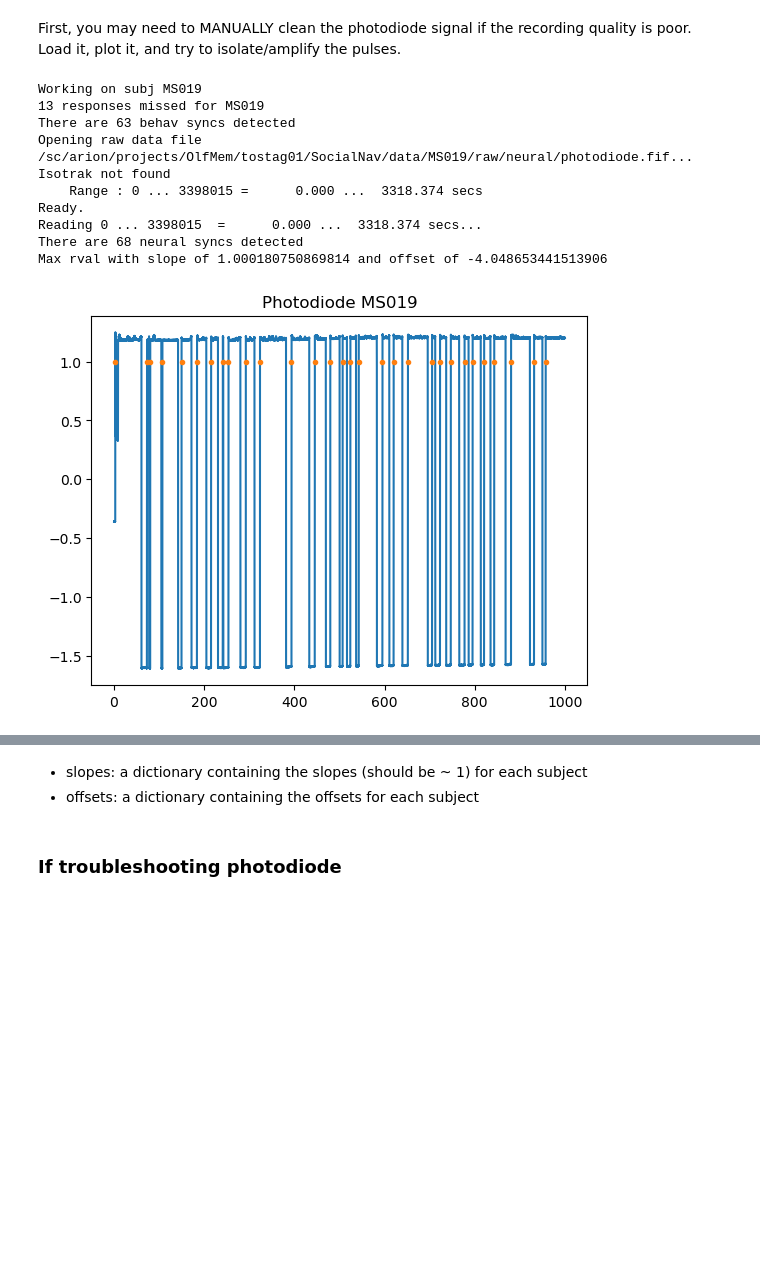
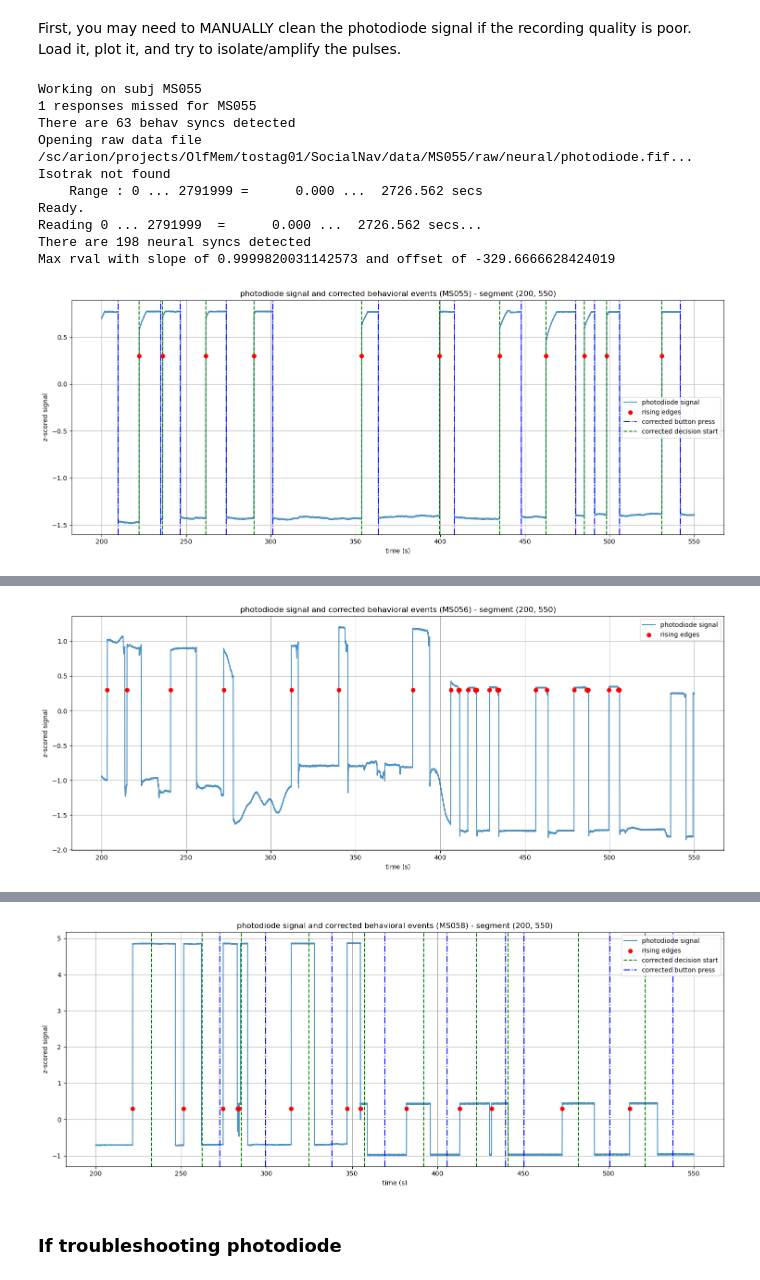
Before and after one commit to gelanat/LFPAnalysis, a Jupyter notebook: SNT_scripts/SNT_preprocess.ipynb, the cells around one changed output, grey strips where cells are left out. Saved outputs shown, nothing was run; the diff lists cells and outputs as text; code cells hidden in the pictures; blank space fills up the shorter version.

Commit message:
updated preproc

```diff
--- a/SNT_scripts/SNT_preprocess.ipynb
+++ b/SNT_scripts/SNT_preprocess.ipynb
@@ -48,13 +63,13 @@ In the pre-processing functions below, we:
 
 4. re-reference
 # %%
-# subj_ids = ['MS030', 'MS043', 'MS047', 'MS048', 'MS053']
-# subj_ids = ['MS009', 'MS020', 'MS034', 'MS045', 'MS050']
-# subj_ids = ['MS008','MS019', 'MS052', 'MS030', 'MS043', 'MS047', 'MS048', 'MS053', 'MS009', 'MS020', 'MS034', 'MS045', 'MS050']
-subj_ids = ['MS019']
+subj_ids = ['MS008', 'MS009', 'MS019','MS020', 'MS030', 'MS034', 'MS042', 'MS043', 'MS045', 'MS047', 'MS048', 'MS050', 'MS051', 'MS053', 'MS054', 'MS055', 'MS056', 'MS057', 'MS058']
+## ms052 too spikey across the board
+# subj_ids = ['MS058']
 subj_sites = ['MSSM' for _ in subj_ids]
 subj_formats = ['edf' for _ in subj_ids]
 base_dir = '/sc/arion/projects/OlfMem/tostag01/SocialNav'
 # %%
 load_preproc_data = True
 load_reref_data = True
+load_clean_reref = True
@@ -102,6 +139,11 @@ for ix, subj_id in enumerate(subj_ids):
     ### Bipolar re-reference data
     if load_reref_data:
         mne_data_reref = mne.io.read_raw_fif(f'{save_path}/ieeg_bp.fif', preload=True)
+        if load_clean_reref:
+            print(f'Loading cleaned bp data for {subj_id}')
+            mne_data_reref.info['bads'] = bad_reref_ch[subj_id]
+            mne_data_reref.save(f'{save_path}/clean_ieeg_bp.fif', overwrite=True)
+
     else:
         # Re-reference neural data
         mne_data_reref = lfp_preprocess_utils.ref_mne(mne_data=mne_data,
@@ -196,3 +247,5 @@ First, you may need to MANUALLY clean the photodiode signal if the recording qua
+# %%
+inverted_diode_subj = {'MS008','MS009', 'MS019', 'MS020', 'MS030', 'MS051', 'MS053', 'MS054', 'MS055','MS057'}
 # %%
 slopes = {f'{x}': [] for x in subj_ids}
 offsets = {f'{x}': [] for x in subj_ids}
@@ -212,8 +265,11 @@ for ix, subj_id in enumerate(subj_ids):
 
     behav_path = f'{base_dir}/data/{subj_id}/raw/behav/'
     log_file = glob(f'{behav_path}/*.log')[0]
-    time_df = SNT_utils.parse_logfile(log_file)
-    time_df.to_csv(f'{base_dir}/preproc/{subj_id}/behav/time_df.csv', index=False)
+    time_df_ = SNT_utils.parse_logfile(log_file)
+    # time_df = time_df.loc[time_df['rt'] != 0.0] # remove trials with 0 reaction times, likely fluke
+    time_df = add_next_narration(time_df_) # add the times of the narrative trial following choice for baseline
+    time_df = add_previous_narration(time_df_) # add the times of the narrative trial before choice for baseline
+    time_df.to_csv(f'{base_dir}/preproc/{subj_id}/behav/{subj_id}_time_df.csv', index=False)
     missing_responses = time_df[(time_df['decision_trial_start'].notna()) & (time_df['rt'] == 0)]
     print(f'{missing_responses.shape[0]} responses missed for {subj_id}')
 
@@ -243,44 +299,76 @@ for ix, subj_id in enumerate(subj_ids):
         windSize=15
         height=0.3
 
+    elif subj_id == 'MS043':
+        photodiode_data = mne.io.read_raw_fif(f'{load_path}photodiode.fif', preload=True)
+        photodiode_data._data = photodiode_data._data[:,0:1540000]
+        smoothSize=15
+        windSize=15
+        height=0.3
 
     else:
         photodiode_data = mne.io.read_raw_fif(f'{load_path}photodiode.fif', preload=True)
-        if subj_id == 'MS054':
+        if subj_id in inverted_diode_subj:
             photodiode_data._data *= -1 #invert
         smoothSize=15
         windSize=15
         height=0.3
+        if subj_id == 'MS057':
+            height=0.1
 
 #     try:
 #         slope, offset = sync_utils.synchronize_data(beh_ts,
 #                             photodiode_data,
 #                             smoothSize=11, windSize=15,
 #                             height=0.8)
 
 #     except Exception:
 #         try:
 #             print("fast and robust sync failed - trying simple sync now")
 #             slope, offset = SNT_utils.synchronize(beh_ts, photodiode_data, subj_id, smoothSize, windSize, height)
 #         except Exception as e:
 #             raise RuntimeError("Both synchronization methods failed. Please review parameters.") from e
 
     try:
-        slope, offset = SNT_utils.synchronize(beh_ts, photodiode_data, subj_id, smoothSize, windSize, height)
+        slope, offset = SNT_utils.synchronize(beh_ts, photodiode_data, subj_id, smoothSize, windSize, height, plot_alignment=False)
     except Exception as e:
         raise RuntimeError("Sync failed. Please review parameters or try another method") from e
 
+    # plt.savefig(f'{plots_dir}{subj_id}_{date}.png', dpi=300)
+    plot_save_path = f'{plots_dir}{subj_id}_photodiode_behavior_alignment_{date}.png'
+
+    segment = (200,550)
+    SNT_utils.visualize_photodiode_and_behavior(
+        photodiode_data,
+        time_df,
+        subj_id,
+        slope=slope,
+        offset=offset,
+        smoothSize=smoothSize,
+        height=height,
+        plot_save_path=plot_save_path,
+        segment=segment)
+    plt.show()
     slopes[subj_id].append(slope)
     offsets[subj_id].append(offset)
+
+alignment_df = pd.DataFrame({
+    'subj_id': slopes.keys(),
+    'slope': [v[0] for v in slopes.values()],
+    'offset': [v[0] for v in offsets.values()]
+})
+# alignment_df.set_index('subj_id', inplace=True)
+# alignment_df.to_csv(f'{base_dir}/preproc/slopes_offsets.csv')
+# print('Saved slopes and offsets')
 # %% [output]
-Working on subj MS019
-13 responses missed for MS019
+Working on subj MS055
+1 responses missed for MS055
 There are 63 behav syncs detected
-Opening raw data file /sc/arion/projects/OlfMem/tostag01/SocialNav/data/MS019/raw/neural/photodiode.fif...
+Opening raw data file /sc/arion/projects/OlfMem/tostag01/SocialNav/data/MS055/raw/neural/photodiode.fif...
 Isotrak not found
-    Range : 0 ... 3398015 =      0.000 ...  3318.374 secs
+    Range : 0 ... 2791999 =      0.000 ...  2726.562 secs
 Ready.
-Reading 0 ... 3398015  =      0.000 ...  3318.374 secs...
-There are 68 neural syncs detected
-Max rval with slope of 1.000180750869814 and offset of -4.048653441513906
+Reading 0 ... 2791999  =      0.000 ...  2726.562 secs...
+There are 198 neural syncs detected
+Max rval with slope of 0.9999820031142573 and offset of -329.6666628424019
-[figure, old version]
+[figure, new version]
@@ -286,0 +385 @@ Max rval with slope of 1.000180750869814 and offset of -4.048653441513906
+[figure, added]
@@ -287,3 +396 @@ Max rval with slope of 1.000180750869814 and offset of -4.048653441513906
+[figure, added]
-# %% [markdown]
- - slopes: a dictionary containing the slopes (should be ~ 1) for each subject
- - offsets: a dictionary containing the offsets for each subject
```
Also changed, not shown: parts of 41 cells of this notebook.
